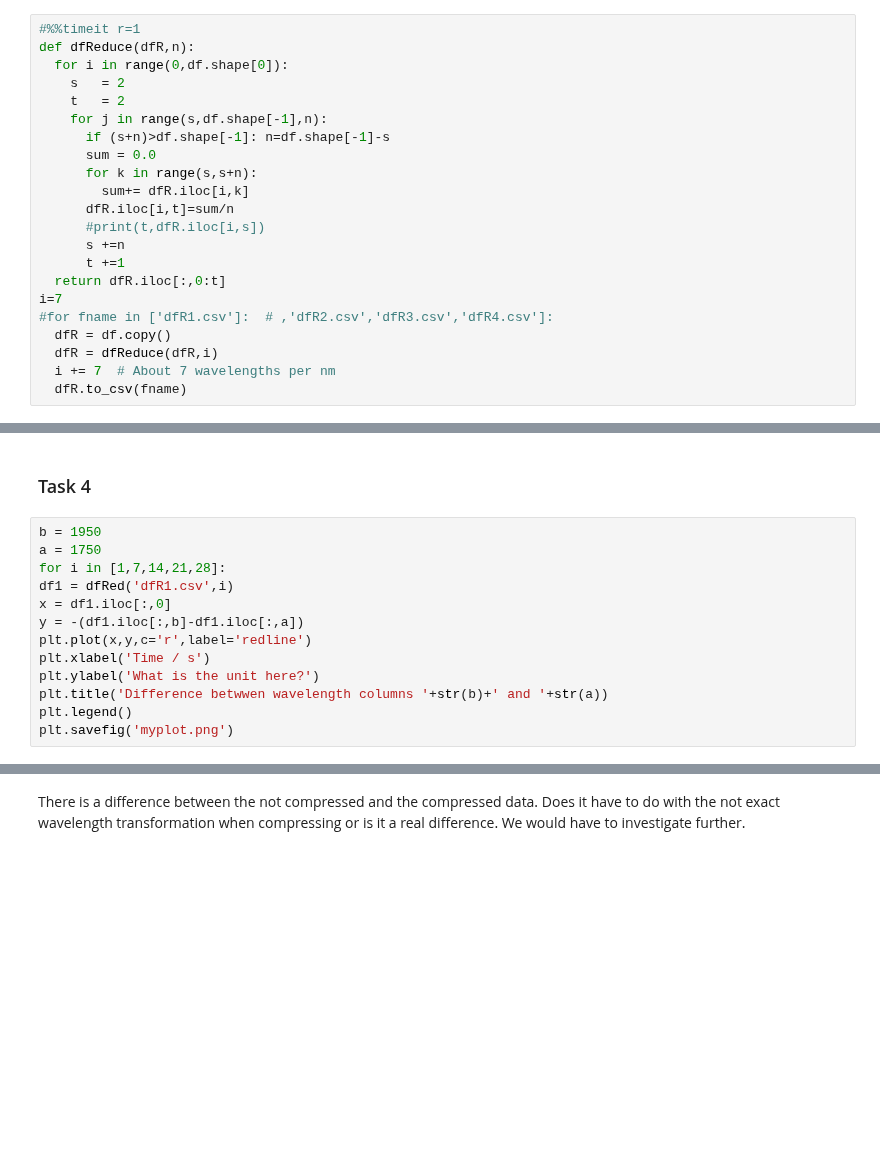
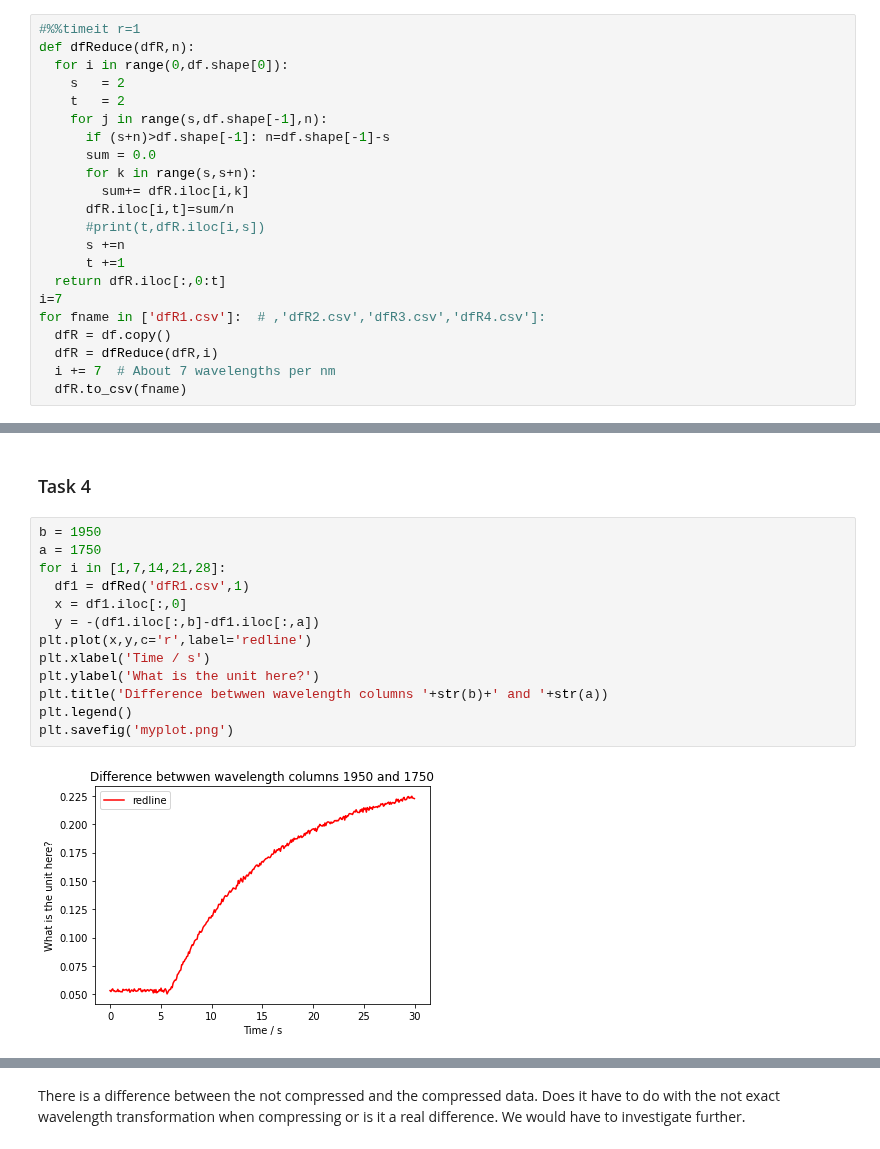
Before and after one commit to TillVollmer5/DSF-FS2022, a Jupyter notebook: CodingTask1_Sol.ipynb, the cells around one changed output, grey strips where cells are left out. Cells and saved outputs as stored; diff of their text form; blank space fills up the shorter version.

```diff
--- a/CodingTask1_Sol.ipynb
+++ b/CodingTask1_Sol.ipynb
@@ -52,7 +100,7 @@ def dfReduce(dfR,n):
       t +=1
   return dfR.iloc[:,0:t]
 i=7
-#for fname in ['dfR1.csv']:  # ,'dfR2.csv','dfR3.csv','dfR4.csv']:
+for fname in ['dfR1.csv']:  # ,'dfR2.csv','dfR3.csv','dfR4.csv']:
   dfR = df.copy()
   dfR = dfReduce(dfR,i)
   i += 7  # About 7 wavelengths per nm
@@ -86,15 +142,17 @@ plotWaveLengthDiff(1750,1950)
 # %%
 b = 1950
 a = 1750
 for i in [1,7,14,21,28]:
-df1 = dfRed('dfR1.csv',i)
-x = df1.iloc[:,0]
-y = -(df1.iloc[:,b]-df1.iloc[:,a])
+  df1 = dfRed('dfR1.csv',1)
+  x = df1.iloc[:,0]
+  y = -(df1.iloc[:,b]-df1.iloc[:,a])
 plt.plot(x,y,c='r',label='redline')
 plt.xlabel('Time / s')
 plt.ylabel('What is the unit here?')
 plt.title('Difference betwwen wavelength columns '+str(b)+' and '+str(a))
 plt.legend()
 plt.savefig('myplot.png')
+# %% [output]
+[figure, added]
 # %%
 %ls -l
```
Also changed, not shown: parts of 10 cells of this notebook.
